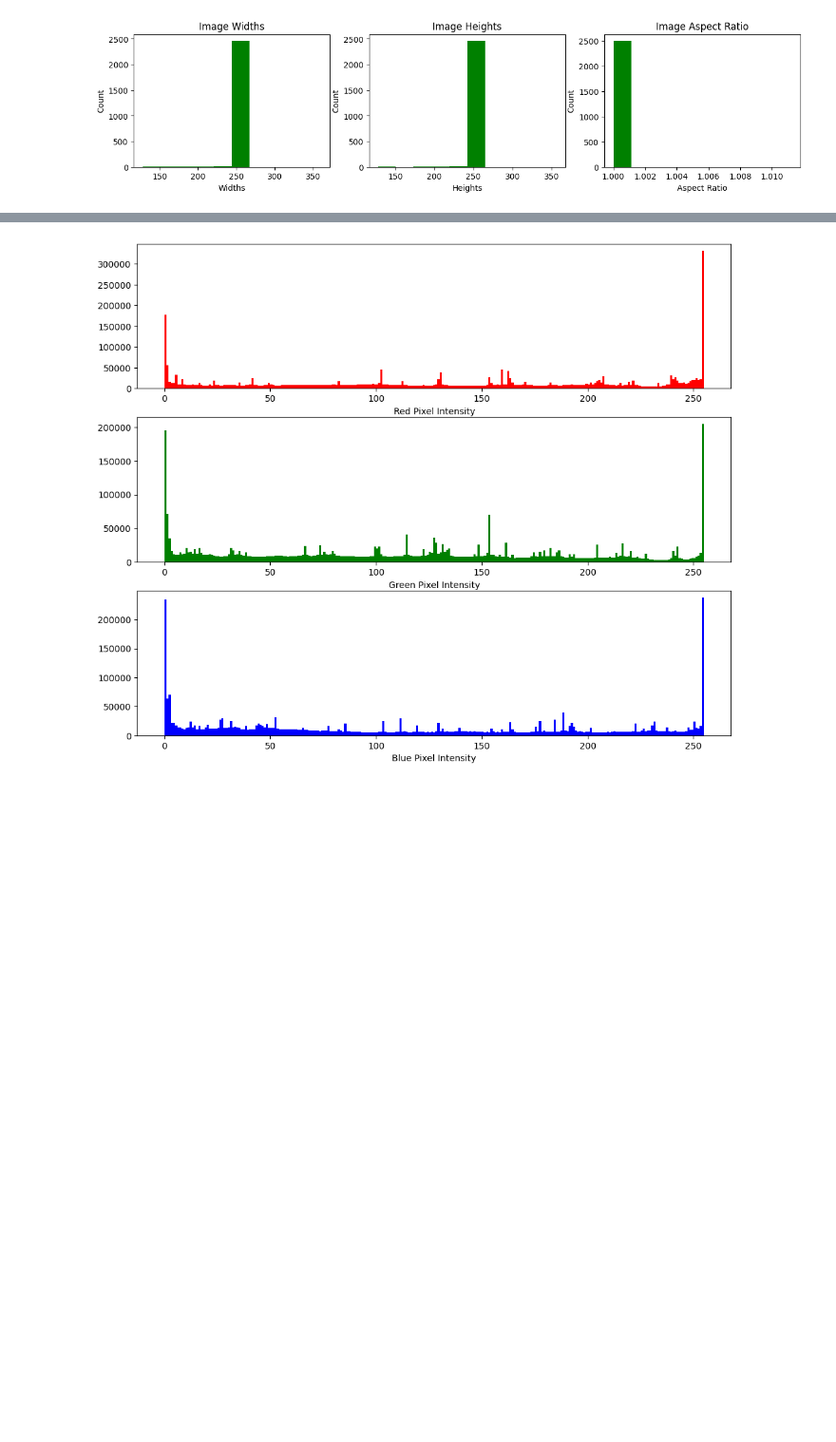
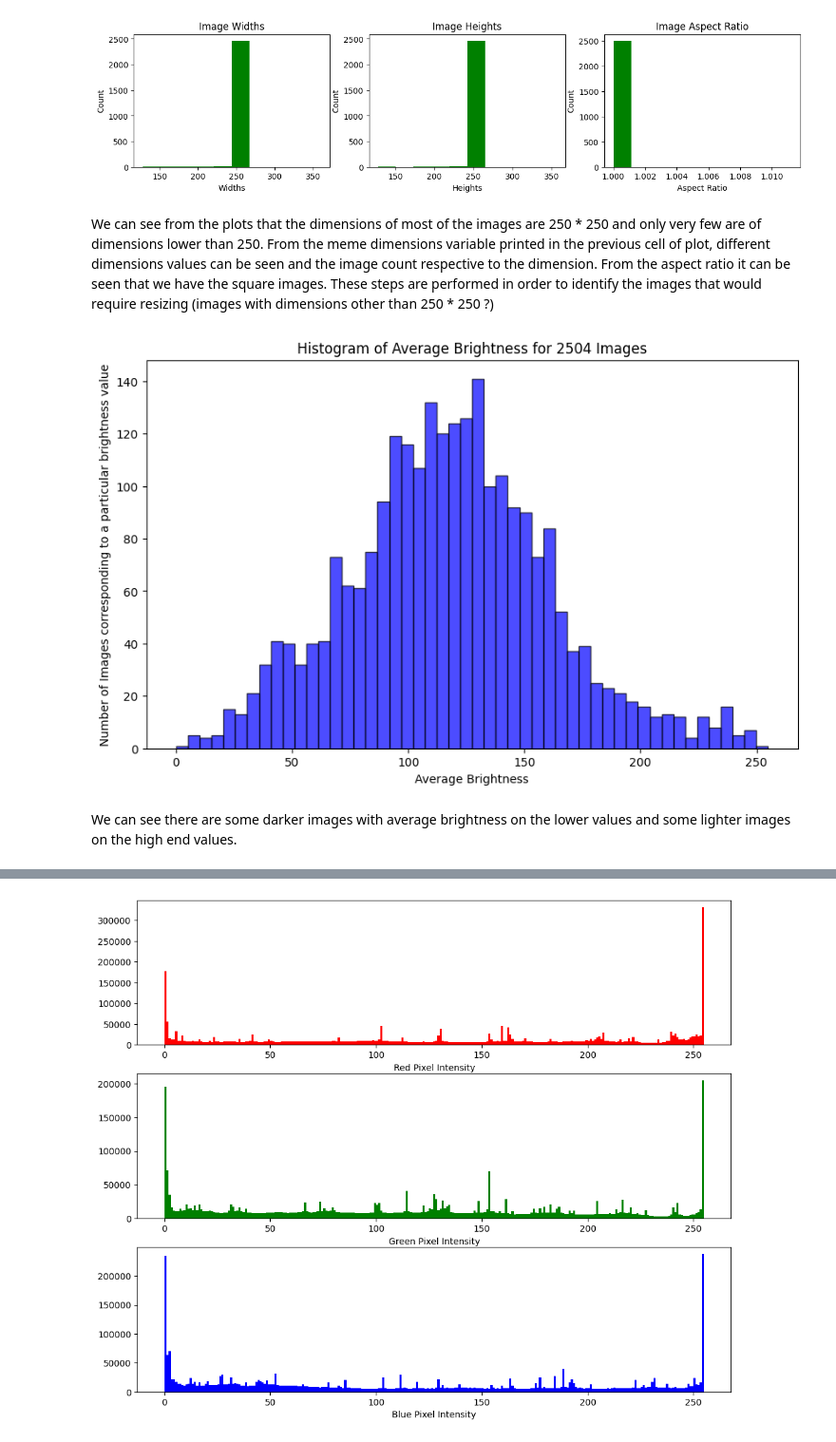
Before and after one commit to sakshi1989/meme-generation, a Jupyter notebook: preprocessing.ipynb, the cells around one changed output, grey strips where cells are left out. Shown at 95% size. Drawn from its saved outputs; the diff is of its cells as text; code cells hidden in the pictures; blank space fills up the shorter version.

Commit message:
changes for data explore & pre-process

```diff
--- a/preprocessing.ipynb
+++ b/preprocessing.ipynb
@@ -24,7 +38,10 @@ DATA_DIR  # Check the final path value
 # %%
 # Point to the memes folder from the data directory
-meme_images_dir = os.path.join(DATA_DIR, "memes")
-meme_images = os.listdir(meme_images_dir)  # get the meme template filenames from the path
-print(f'The meme image file names : {meme_images}')
+image_dir = os.path.join(DATA_DIR, "memes")
+image_files = os.listdir(image_dir)  # get the meme images filenames from the path
+print(f'The meme image file names : {image_files}')
+
+
+# Need to check the images with - 'i-dont-give-a-fuck-sexwithoutpermission.jpg
 # %% [output]
 The meme image file names : ['thumbs-up-steve.jpg', 'bane-permission-to-die.jpg', 'gena-orlov.jpg', 'julia-gillard.jpg', 'a-mi-no-me.jpg', 'irresponsible-nyan-cat.jpg', 'guffdead.jpg', 'friendly-creep ...
@@ -134,3 +147,43 @@ ax[2].set_ylabel('Count')
 plt.show()
 # %% [output]
 [figure]
+# %% [markdown]
+We can see from the plots that the dimensions of most of the images are 250 * 250 and only very few are of dimensions lower than 250. From the meme dimensions variable printed in the previous cell of plot, different dimensions values can be seen and the image count respective to the dimension.
+From the aspect ratio it can be seen that we have the square images.
+These steps are performed in order to identify the images that would require resizing (images with dimensions other than 250 * 250 ?)
+# %%
+brightness_values = []
+darker_image_names = []
+lighter_image_names = []
+
+for image_file in image_files:
+    image_path = os.path.join(image_dir, image_file)
+
+    # Load the image in greyscale mode
+    image = cv2.imread(image_path, cv2.IMREAD_GRAYSCALE)
+
+    # Calculate average brightness
+    avg_brightness = image.mean()
+
+    # Check if average brightness is less than 50, append the image name to the darker_image_names list
+    if avg_brightness < 30:
+        darker_image_names.append(image_file)
+    elif avg_brightness > 240:
+        lighter_image_names.append(image_file)
+
+    # For every image, append the average brightness to the list
+    brightness_values.append(avg_brightness)
+
+# Plot histogram of brightness values
+plt.figure(figsize=(10, 6))
+plt.hist(brightness_values, bins=50, color='blue', alpha=0.7,edgecolor='black')
+plt.title(f'Histogram of Average Brightness for {len(brightness_values)} Images')
+plt.xlabel('Average Brightness')
+plt.ylabel('Number of Images corresponding to a particular brightness value')
+
+# plt.grid(True)
+plt.show()
+# %% [output]
+[figure, added]
+# %% [markdown]
+We can see there are some darker images with average brightness on the lower values and some lighter images on the high end values.
```
Also changed, not shown: parts of 39 cells of this notebook, 2 other files.
